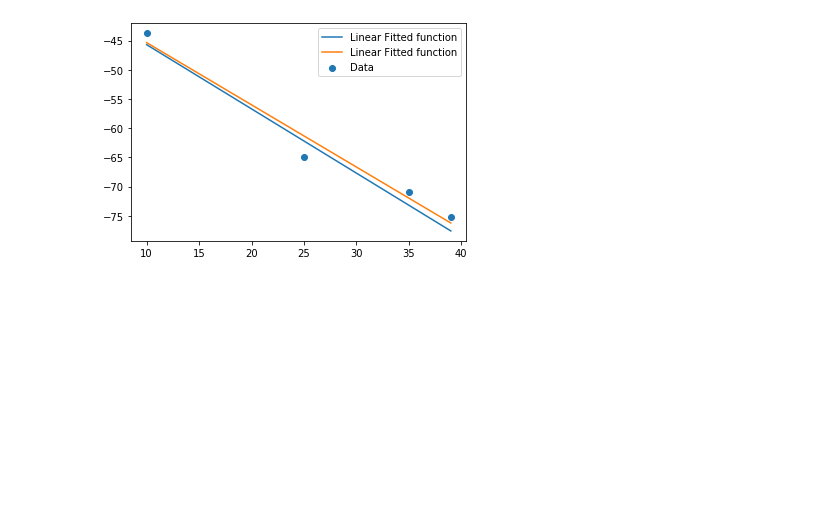
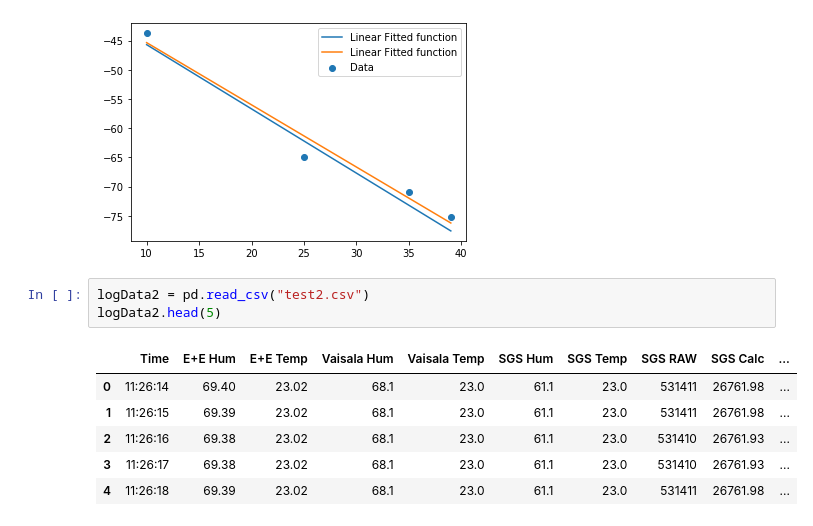
Before and after one commit to Karan96Kaushik/Python-Curve-Fitting-Test, a Jupyter notebook: Humidity_Curve_Fitting.ipynb, the cells around one changed output. Cells and saved outputs as stored; diff of their text form; blank space fills up the shorter version.

```diff
--- a/Humidity_Curve_Fitting.ipynb
+++ b/Humidity_Curve_Fitting.ipynb
@@ -69,3 +82,13 @@ plt.show()
 [ -1.06521938 -34.69982342]
 [-2.48226197e+01 -2.12503197e+00  2.18988067e-02]
 [figure]
+# %%
+logData2 = pd.read_csv("test2.csv")
+logData2.head(5)
+# %% [output]
+|  | Time | E+E Hum | E+E Temp | Vaisala Hum | Vaisala Temp | SGS Hum | SGS Temp | SGS RAW | SGS Calc | ... |
+| 0 | 11:26:14 | 69.40 | 23.02 | 68.1 | 23.0 | 61.1 | 23.0 | 531411 | 26761.98 | ... |
+| 1 | 11:26:15 | 69.39 | 23.02 | 68.1 | 23.0 | 61.1 | 23.0 | 531411 | 26761.98 | ... |
+| 2 | 11:26:16 | 69.38 | 23.02 | 68.1 | 23.0 | 61.1 | 23.0 | 531410 | 26761.93 | ... |
+| 3 | 11:26:17 | 69.38 | 23.02 | 68.1 | 23.0 | 61.1 | 23.0 | 531410 | 26761.93 | ... |
+| 4 | 11:26:18 | 69.39 | 23.02 | 68.1 | 23.0 | 61.1 | 23.0 | 531411 | 26761.98 | ... |
```
Also changed, not shown: parts of 5 cells of this notebook, 1 other file.
